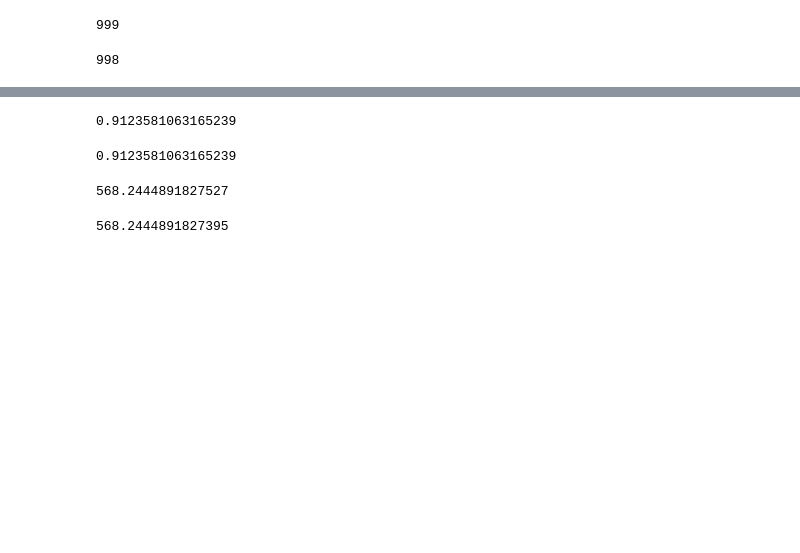
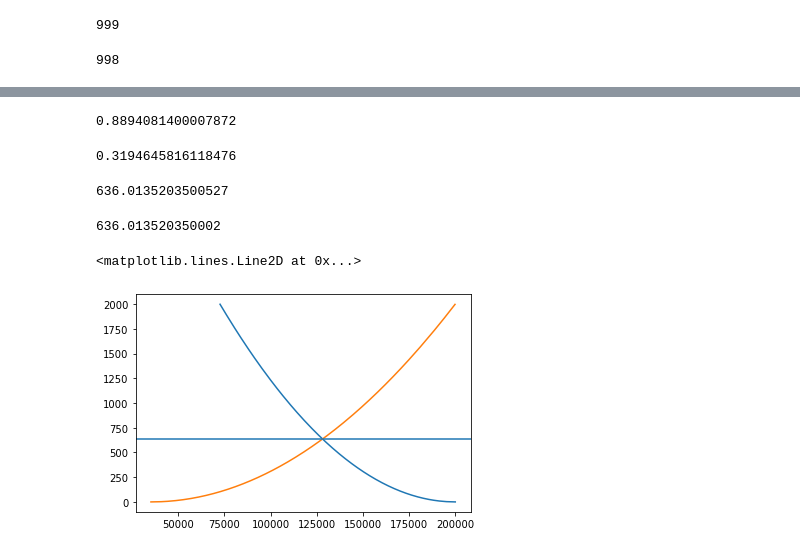
Before and after one commit to Zhaoweiliang/Day-Head-energy-Opti-Project, a Jupyter notebook: Wei.ipynb, the cells around one changed output, grey strips where cells are left out. Drawn from its saved outputs; the diff is of its cells as text; code cells hidden in the pictures; blank space fills up the shorter version.

```diff
--- a/Wei.ipynb
+++ b/Wei.ipynb
@@ -221,24 +224,33 @@ for i in range(len(Res_S)):
 # %%
-E.getAttr('x',xS)[(2,284)]
+E.getAttr('x',xS)[(1,318)]
 # %% [output]
-0.9123581063165239
+0.8894081400007872
-# %%
-Res_S[283]
-# %% [output]
-0.9123581063165239
+# %%
+E.getAttr('x',xD)[(1,319)]
+# %% [output]
+0.3194645816118476
 # %%
-POS = 285
-H=2
+POS = 319
+H=1
 k=(Pair(POS,H,Data_H_D,'DP')[1]-Pair(POS,H,Data_H_D,'DP')[0])/(Pair(POS,H,Data_H_D,'DQ')[1]-Pair(POS,H,Data_H_D,'DQ')[0])
 c=Pair(POS,H,Data_H_D,'DP')[0]-k*Pair(POS,H,Data_H_D,'DQ')[0]
 k*((Pair(POS,H,Data_H_D,'DQ')[1]-Pair(POS,H,Data_H_D,'DQ')[0])*Res_D[POS-1]+Pair(POS,H,Data_H_D,'DQ')[0])+c
 # %% [output]
-568.2444891827527
+636.0135203500527
 # %%
-POS  = 284
-H =2
+POS  = 318
+H =1
 k=(Pair(POS,H,Data_H_SP,'SP')[1]-Pair(POS,H,Data_H_SP,'SP')[0])/(Pair(POS,H,Data_H_SP,'SQ')[1]-Pair(POS,H,Data_H_SP,'SQ')[0])
 c=Pair(POS,H,Data_H_SP,'SP')[0]-k*Pair(POS,H,Data_H_SP,'SQ')[0]
 k*((Pair(POS,H,Data_H_SP,'SQ')[1]-Pair(POS,H,Data_H_SP,'SQ')[0])*Res_S[POS-1]+Pair(POS,H,Data_H_SP,'SQ')[0])+c
 # %% [output]
-568.2444891827395
+636.013520350002
+# %%
+import matplotlib.pyplot as plt
+
+plt.plot(Data_H_D['Quantity'][0:999],Data_H_D['price'][0:999])
+plt.plot(Data_H_SP['Quantity'][0:999],Data_H_SP['price'][0:999])
+plt.axhline(y = 636)
+# %% [output]
+<matplotlib.lines.Line2D at 0x...>
+[figure, added]
```
Also changed, not shown: parts of 5 cells of this notebook, 9 other files.
